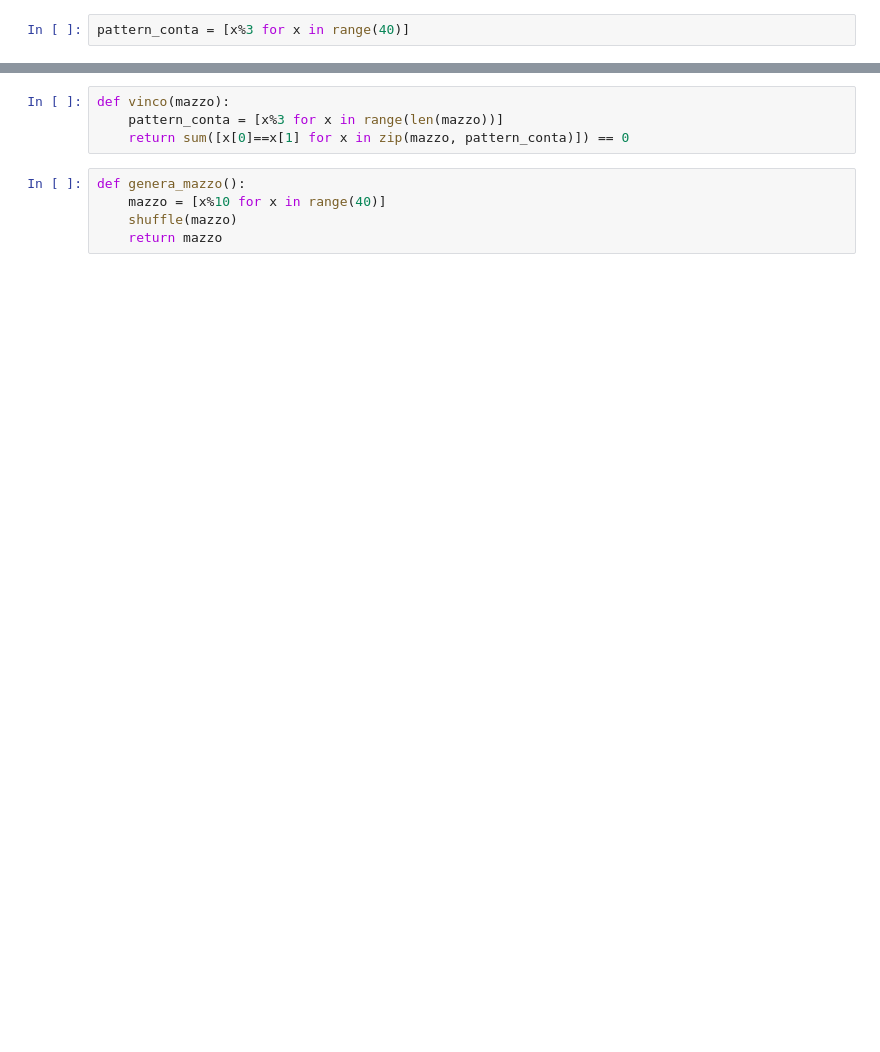
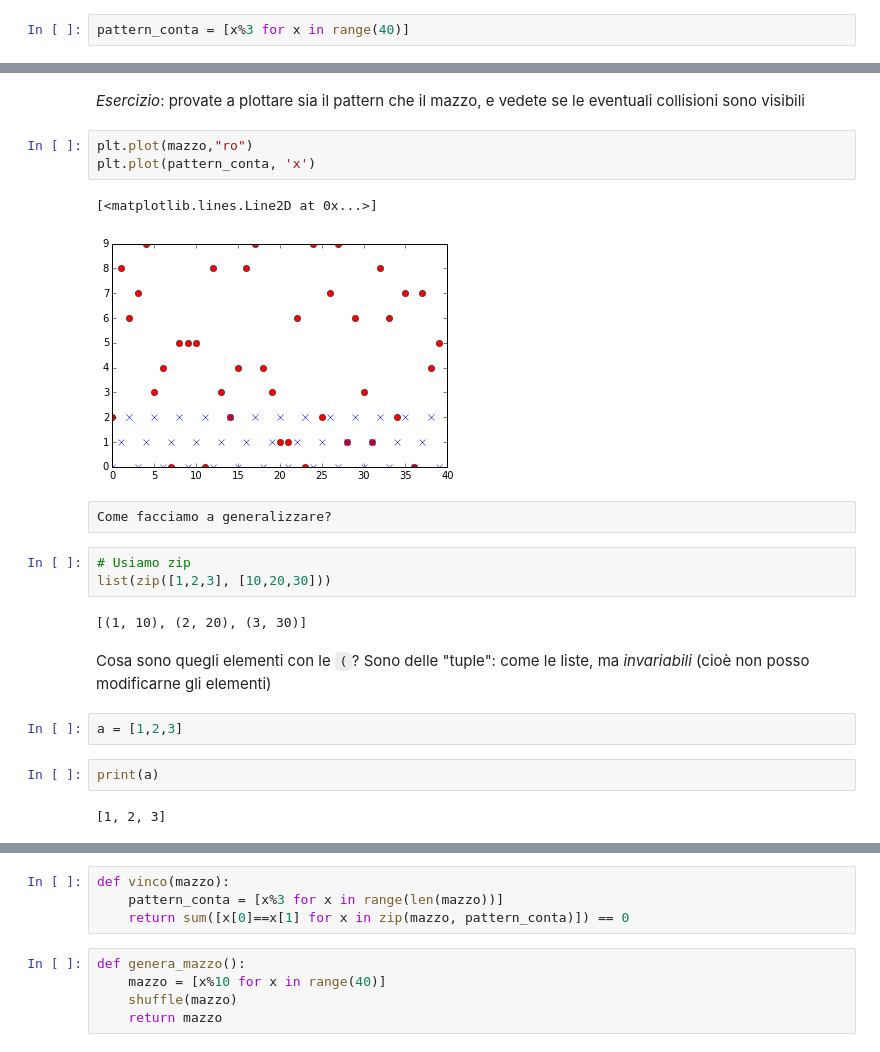
Before and after one commit to Paletio/python_per_creatori_di_mondi, a Jupyter notebook: Monaco Pazzo.ipynb, the cells around one changed output, grey strips where cells are left out. Drawn from its saved outputs; the diff is of its cells as text; blank space fills up the shorter version.

```diff
--- a/Monaco Pazzo.ipynb
+++ b/Monaco Pazzo.ipynb
@@ -91,0 +40,23 @@ pattern_conta
+# %% [markdown]
+*Esercizio*: provate a plottare sia il pattern che il mazzo, e vedete se le eventuali collisioni sono visibili
+# %%
+plt.plot(mazzo,"ro")
+plt.plot(pattern_conta, 'x')
+# %% [output]
+[<matplotlib.lines.Line2D at 0x...>]
+[figure, added]
+# %% [raw]
+Come facciamo a generalizzare?
+# %%
+# Usiamo zip
+list(zip([1,2,3], [10,20,30]))
+# %% [output]
+[(1, 10), (2, 20), (3, 30)]
+# %% [markdown]
+Cosa sono quegli elementi con le `(`? Sono delle "tuple": come le liste, ma _invariabili_ (cioè non posso modificarne gli elementi)
+# %%
+a = [1,2,3]
+# %%
+print(a)
+# %% [output]
+[1, 2, 3]
```
Also changed, not shown: parts of 28 cells of this notebook.
